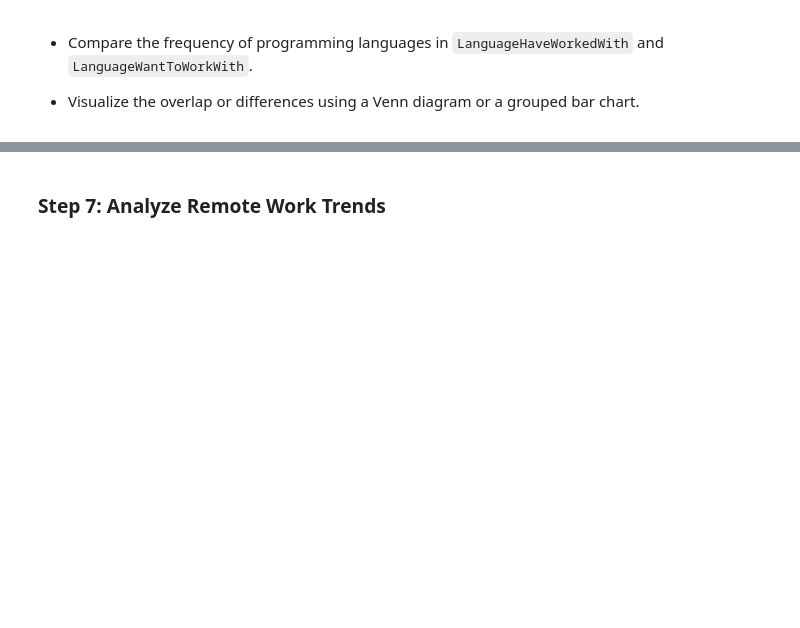
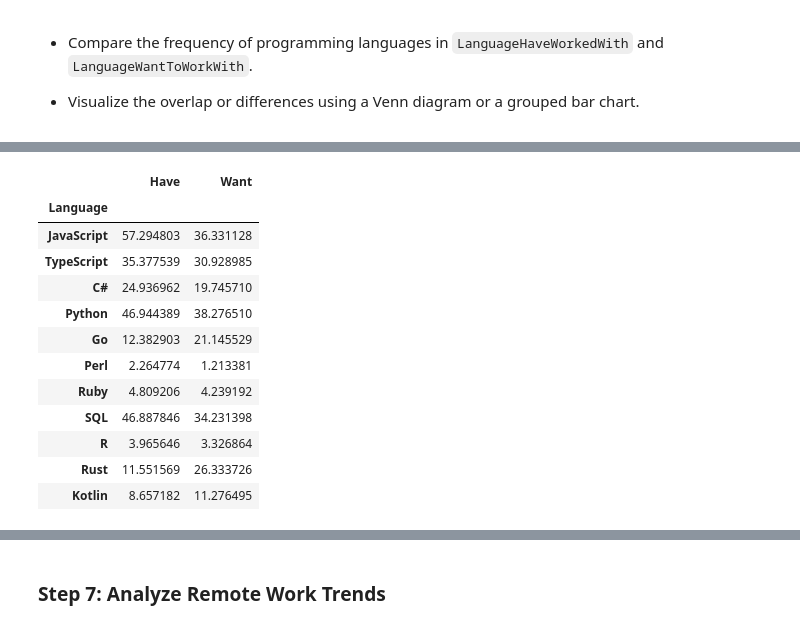
Before and after one commit to lgaoandy/npower-data-analytics-labs, a Jupyter notebook: IBM_Data_Analyst_Professional/C9/Lab13_Finding_How_The_Data_Is_Distributed.ipynb, the cells around one changed output, grey strips where cells are left out. Saved outputs shown, nothing was run; the diff lists cells and outputs as text; code cells hidden in the pictures; blank space fills up the shorter version.

```diff
--- a/IBM_Data_Analyst_Professional/C9/Lab13_Finding_How_The_Data_Is_Distributed.ipynb
+++ b/IBM_Data_Analyst_Professional/C9/Lab13_Finding_How_The_Data_Is_Distributed.ipynb
@@ -252,0 +322,17 @@ want_counts = {}
+# %%
+plot_data = df_language_distribution.set_index("Language")[["Have", "Want"]]
+plot_data
+# %% [output]
+|  | Have | Want |
+| Language |  |  |
+| JavaScript | 57.294803 | 36.331128 |
+| TypeScript | 35.377539 | 30.928985 |
+| C# | 24.936962 | 19.745710 |
+| Python | 46.944389 | 38.276510 |
+| Go | 12.382903 | 21.145529 |
+| Perl | 2.264774 | 1.213381 |
+| Ruby | 4.809206 | 4.239192 |
+| SQL | 46.887846 | 34.231398 |
+| R | 3.965646 | 3.326864 |
+| Rust | 11.551569 | 26.333726 |
+| Kotlin | 8.657182 | 11.276495 |
```
Also changed, not shown: parts of 9 cells of this notebook.
